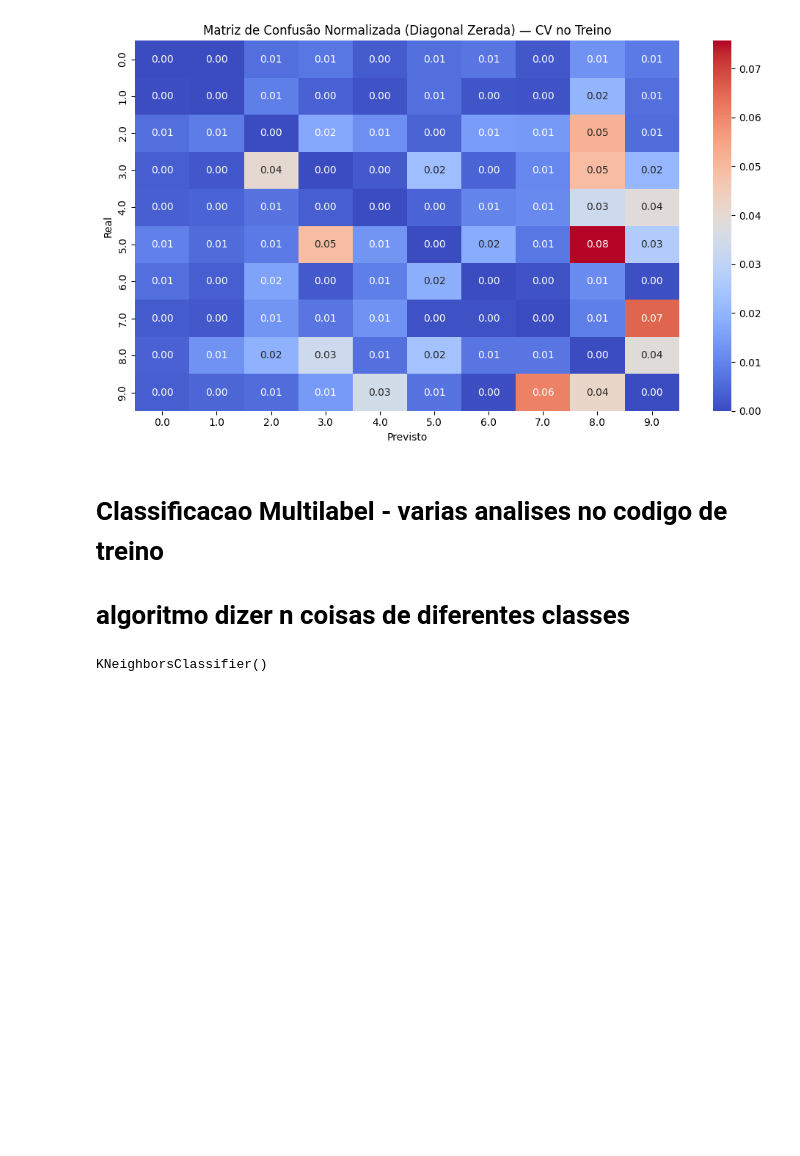
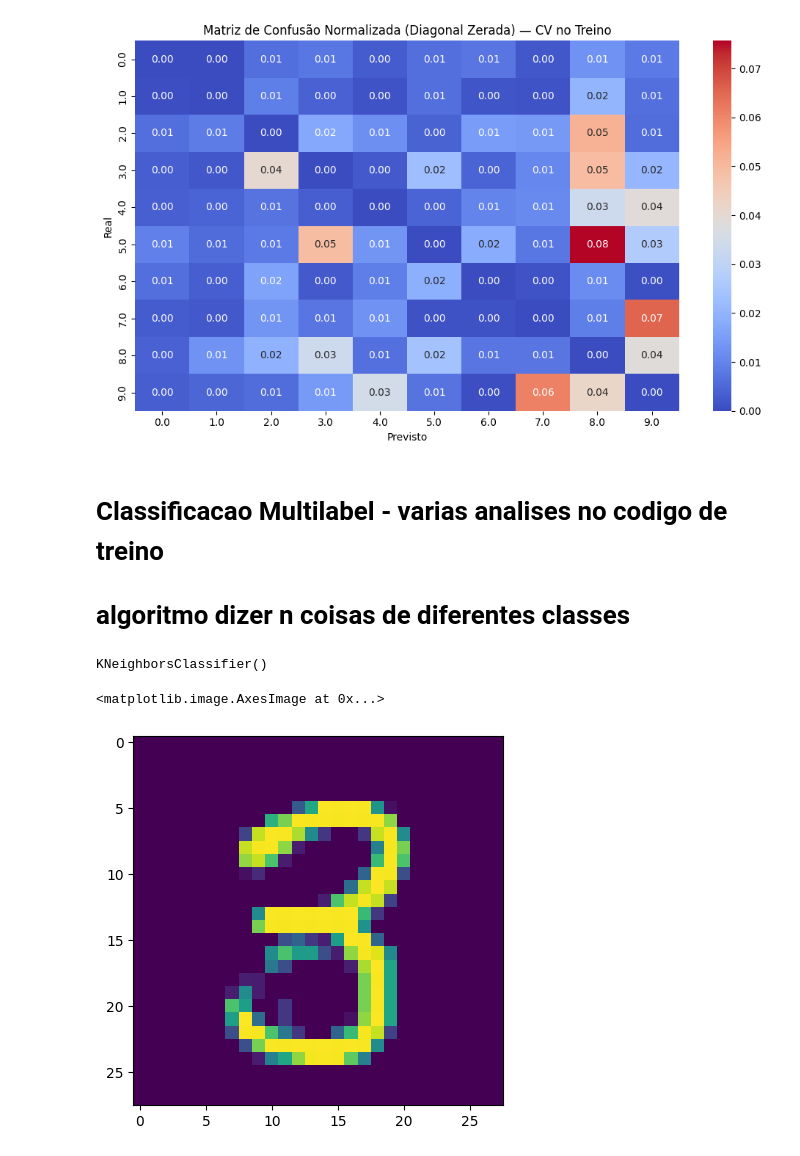
Before and after one commit to ludiemert/Classification_Regression_Models, a Jupyter notebook: 7_Classification_Regression_Models/Class_Regression_Models.ipynb, the cells around one changed output. Cells and saved outputs as stored; diff of their text form; code cells hidden in the pictures; blank space fills up the shorter version.

```diff
--- a/7_Classification_Regression_Models/Class_Regression_Models.ipynb
+++ b/7_Classification_Regression_Models/Class_Regression_Models.ipynb
@@ -535,3 +535,11 @@ knn_clf.fit(x_train, y_multilabel)
 # algoritmo rapido
 # %% [output]
 KNeighborsClassifier()
+# %%
+# pega o numero 3 e perg p para o modelo oque ele acha disso
+n = 4
+digit = x_train[n]
+plt.imshow(digit.reshape(28,28))
+# %% [output]
+<matplotlib.image.AxesImage at 0x...>
+[figure, added]
```
Also changed, not shown: parts of 1 cell of this notebook.
